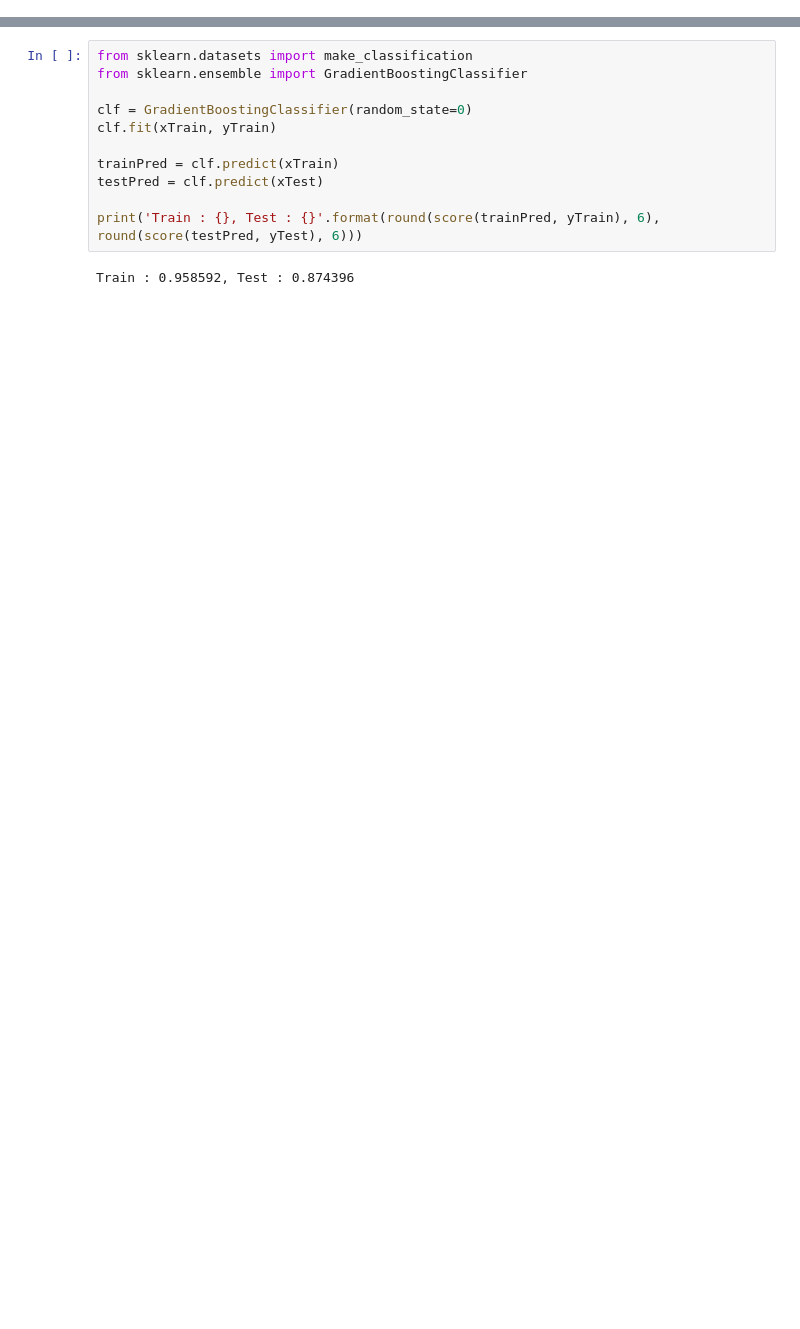
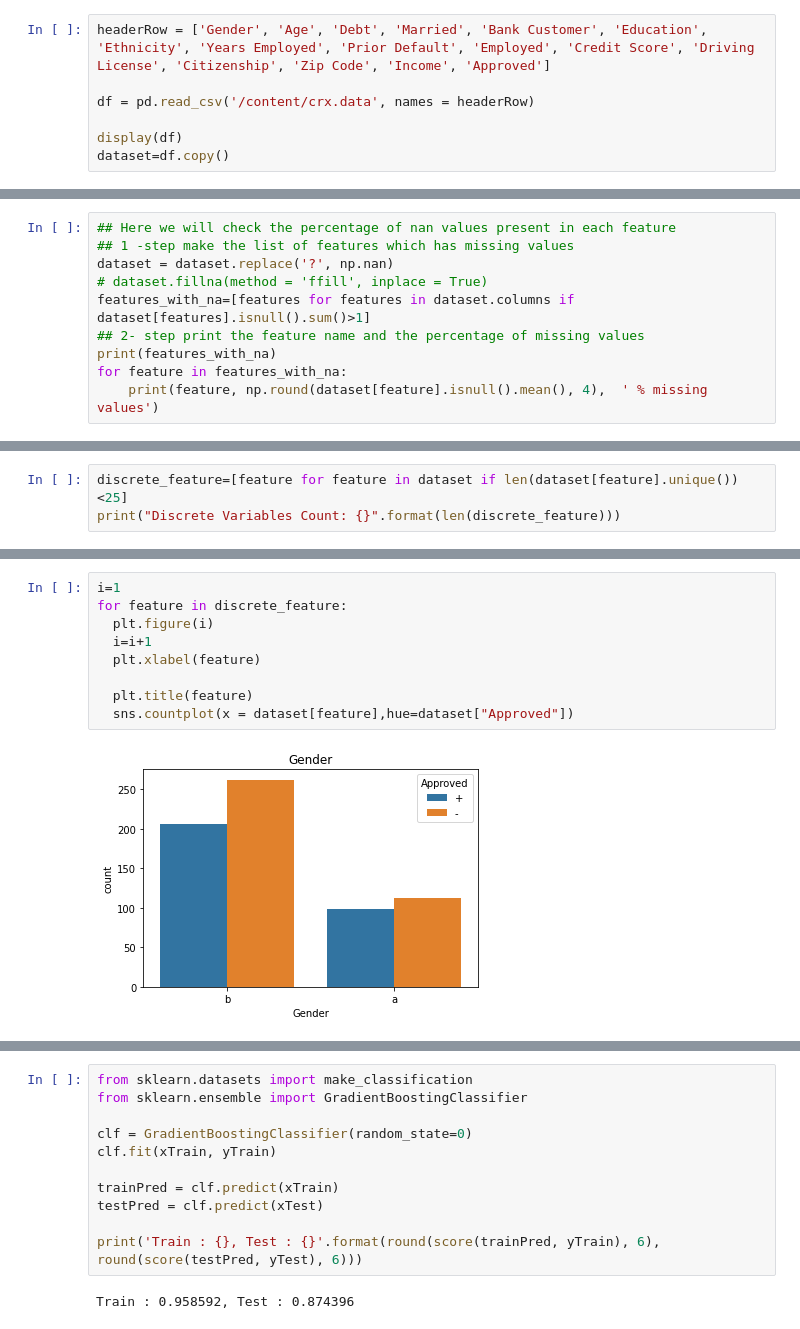
Before and after one commit to shubhamshelar/CreditCardApprovalML, a Jupyter notebook: Credit Prediction.ipynb, the cells around one changed output, grey strips where cells are left out. Cells and saved outputs as stored; diff of their text form; blank space fills up the shorter version.

```diff
--- a/Credit Prediction.ipynb
+++ b/Credit Prediction.ipynb
@@ -0,0 +16,7 @@
+# %%
+headerRow = ['Gender', 'Age', 'Debt', 'Married', 'Bank Customer', 'Education', 'Ethnicity', 'Years Employed', 'Prior Default', 'Employed', 'Credit Score', 'Driving License', 'Citizenship', 'Zip Code', 'Income', 'Approved']
+
+df = pd.read_csv('/content/crx.data', names = headerRow)
+
+display(df)
+dataset=df.copy()
@@ -0,0 +39,10 @@
+# %%
+## Here we will check the percentage of nan values present in each feature
+## 1 -step make the list of features which has missing values
+dataset = dataset.replace('?', np.nan)
+# dataset.fillna(method = 'ffill', inplace = True)
+features_with_na=[features for features in dataset.columns if dataset[features].isnull().sum()>1]
+## 2- step print the feature name and the percentage of missing values
+print(features_with_na)
+for feature in features_with_na:
+    print(feature, np.round(dataset[feature].isnull().mean(), 4),  ' % missing values')
@@ -0,0 +76,3 @@
+# %%
+discrete_feature=[feature for feature in dataset if len(dataset[feature].unique())<25]
+print("Discrete Variables Count: {}".format(len(discrete_feature)))
@@ -0,0 +105,11 @@
+# %%
+i=1
+for feature in discrete_feature:
+  plt.figure(i)
+  i=i+1
+  plt.xlabel(feature)
+
+  plt.title(feature)
+  sns.countplot(x = dataset[feature],hue=dataset["Approved"])
+# %% [output]
+[figure, added]
```
Also changed, not shown: parts of 29 cells of this notebook.
